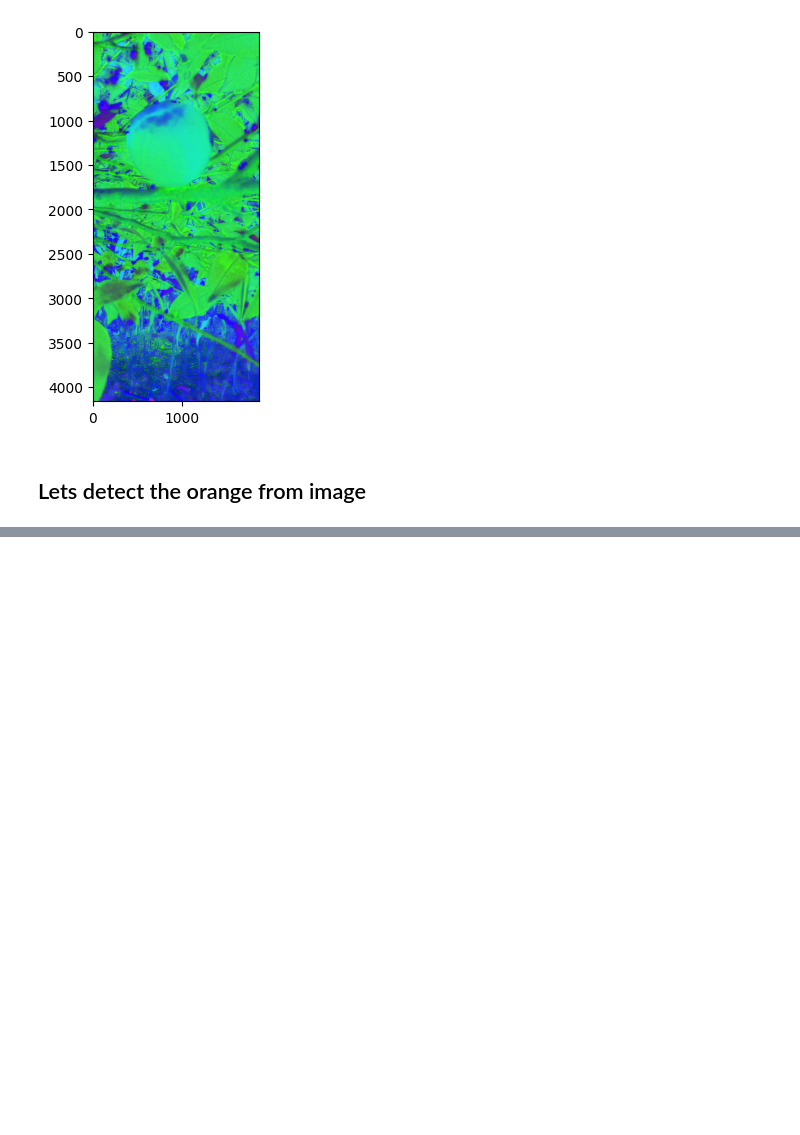
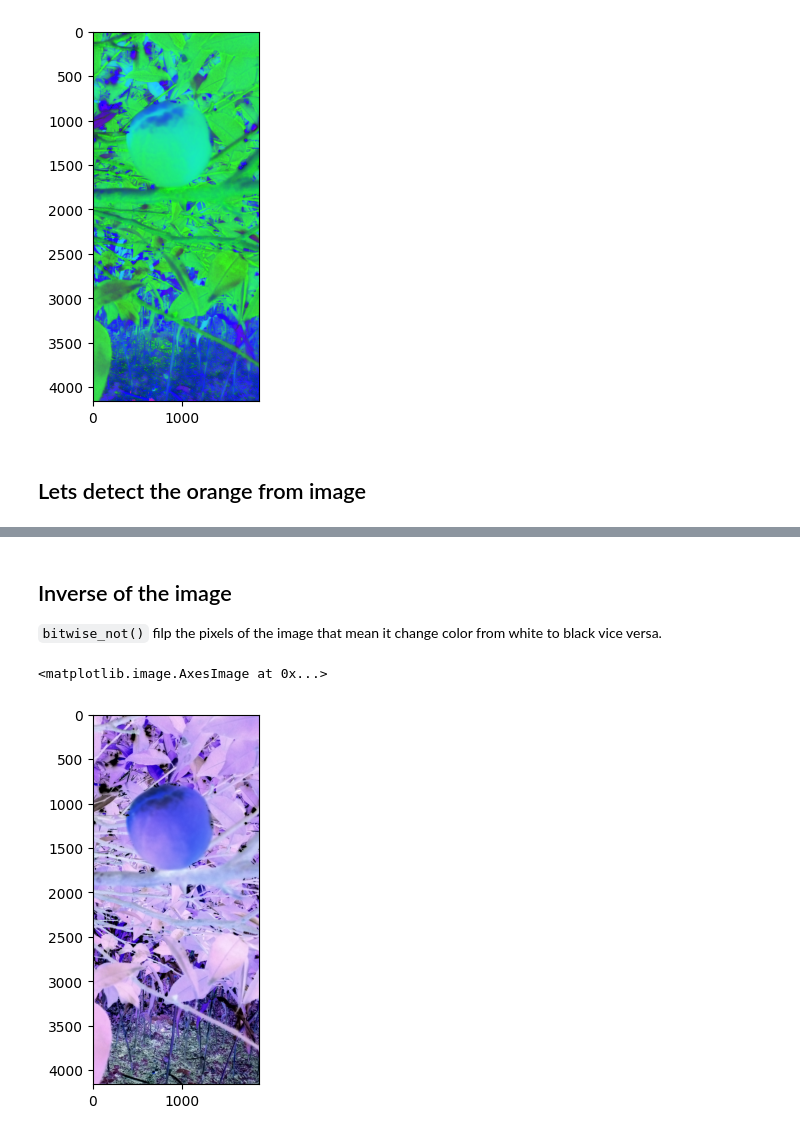
Before and after one commit to iamdurga/Orange-Dataset-Segmentation, a Jupyter notebook: Color_Mapping.ipynb, the cells around one changed output, grey strips where cells are left out. Saved outputs shown, nothing was run; the diff lists cells and outputs as text; code cells hidden in the pictures; blank space fills up the shorter version.

```diff
--- a/Color_Mapping.ipynb
+++ b/Color_Mapping.ipynb
@@ -50,0 +50,10 @@ plt.show()
+# %% [markdown]
+## Inverse of the image
+
+`bitwise_not()` filp the pixels of the image that mean it change color from white to black vice versa.
+# %%
+img_inv = cv2.bitwise_not(img_fix)
+plt.imshow(img_inv)
+# %% [output]
+<matplotlib.image.AxesImage at 0x...>
+[figure, added]
```
Also changed, not shown: parts of 7 cells of this notebook.
